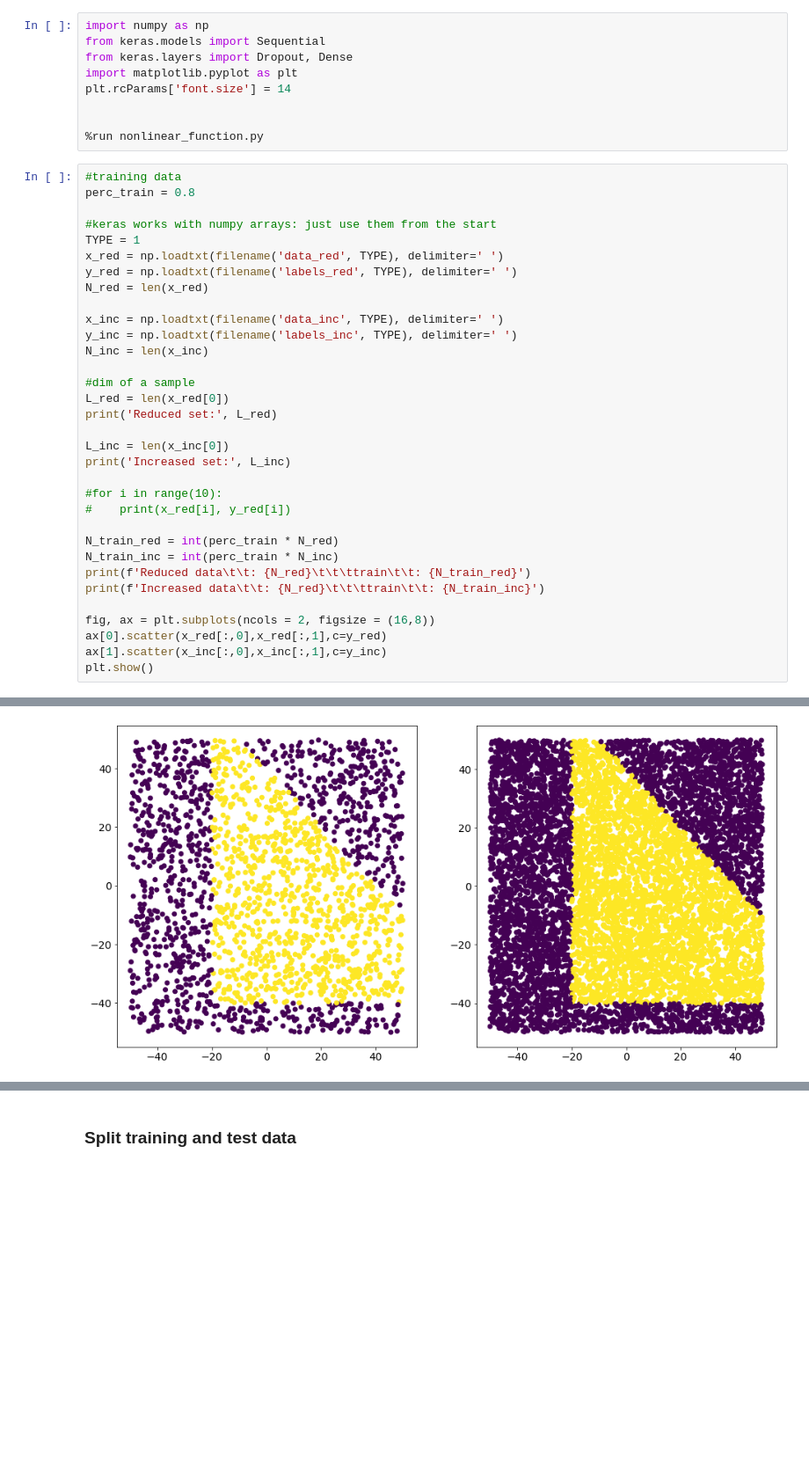
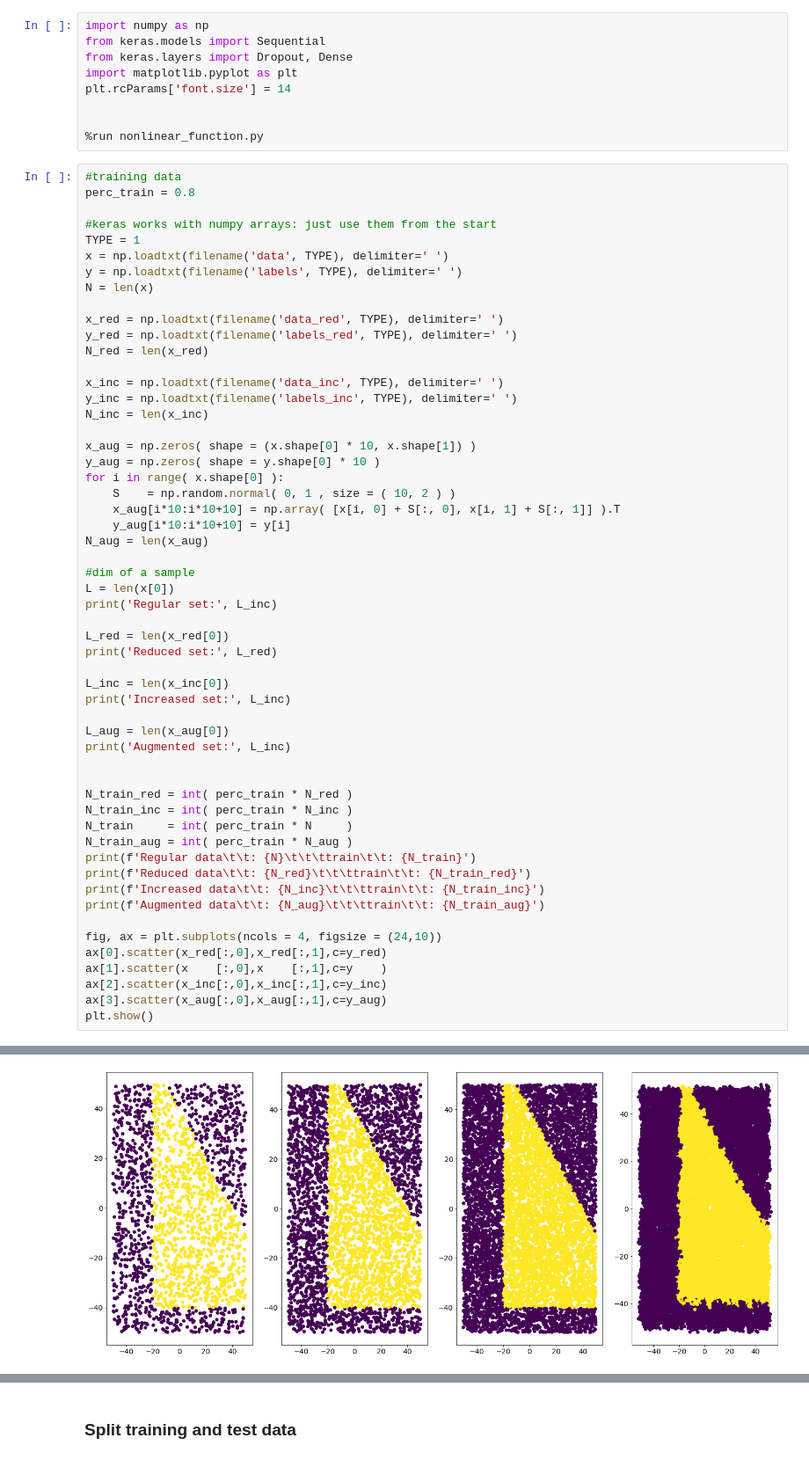
Before and after one commit to aidinattar/LoCP_MODB, a Jupyter notebook: Week2/exercises2.ipynb, the cells around one changed output, grey strips where cells are left out. Shown at 88% size. Saved outputs shown, nothing was run; the diff lists cells and outputs as text; blank space fills up the shorter version.

```diff
--- a/Week2/exercises2.ipynb
+++ b/Week2/exercises2.ipynb
@@ -13,6 +13,10 @@ perc_train = 0.8
 
 #keras works with numpy arrays: just use them from the start
 TYPE = 1
+x = np.loadtxt(filename('data', TYPE), delimiter=' ')
+y = np.loadtxt(filename('labels', TYPE), delimiter=' ')
+N = len(x)
+
 x_red = np.loadtxt(filename('data_red', TYPE), delimiter=' ')
 y_red = np.loadtxt(filename('labels_red', TYPE), delimiter=' ')
 N_red = len(x_red)
@@ -21,23 +25,41 @@ x_inc = np.loadtxt(filename('data_inc', TYPE), delimiter=' ')
 y_inc = np.loadtxt(filename('labels_inc', TYPE), delimiter=' ')
 N_inc = len(x_inc)
 
+x_aug = np.zeros( shape = (x.shape[0] * 10, x.shape[1]) )
+y_aug = np.zeros( shape = y.shape[0] * 10 )
+for i in range( x.shape[0] ):
+    S    = np.random.normal( 0, 1 , size = ( 10, 2 ) )
+    x_aug[i*10:i*10+10] = np.array( [x[i, 0] + S[:, 0], x[i, 1] + S[:, 1]] ).T
+    y_aug[i*10:i*10+10] = y[i]
+N_aug = len(x_aug)
+
 #dim of a sample
+L = len(x[0])
+print('Regular set:', L_inc)
+
 L_red = len(x_red[0])
 print('Reduced set:', L_red)
 
 L_inc = len(x_inc[0])
 print('Increased set:', L_inc)
 
-#for i in range(10):
-#    print(x_red[i], y_red[i])
+L_aug = len(x_aug[0])
+print('Augmented set:', L_inc)
 
-N_train_red = int(perc_train * N_red)
-N_train_inc = int(perc_train * N_inc)
+
+N_train_red = int( perc_train * N_red )
+N_train_inc = int( perc_train * N_inc )
+N_train     = int( perc_train * N     )
+N_train_aug = int( perc_train * N_aug )
+print(f'Regular data\t\t: {N}\t\t\ttrain\t\t: {N_train}')
 print(f'Reduced data\t\t: {N_red}\t\t\ttrain\t\t: {N_train_red}')
-print(f'Increased data\t\t: {N_red}\t\t\ttrain\t\t: {N_train_inc}')
+print(f'Increased data\t\t: {N_inc}\t\t\ttrain\t\t: {N_train_inc}')
+print(f'Augmented data\t\t: {N_aug}\t\t\ttrain\t\t: {N_train_aug}')
 
-fig, ax = plt.subplots(ncols = 2, figsize = (16,8))
+fig, ax = plt.subplots(ncols = 4, figsize = (24,10))
 ax[0].scatter(x_red[:,0],x_red[:,1],c=y_red)
-ax[1].scatter(x_inc[:,0],x_inc[:,1],c=y_inc)
+ax[1].scatter(x    [:,0],x    [:,1],c=y    )
+ax[2].scatter(x_inc[:,0],x_inc[:,1],c=y_inc)
+ax[3].scatter(x_aug[:,0],x_aug[:,1],c=y_aug)
 plt.show()
 # %% [output]
@@ -48 +74 @@ Increased data          : 2000                  train           : 6400
-[figure, old version]
+[figure, new version]
```
Also changed, not shown: parts of 26 cells of this notebook.
